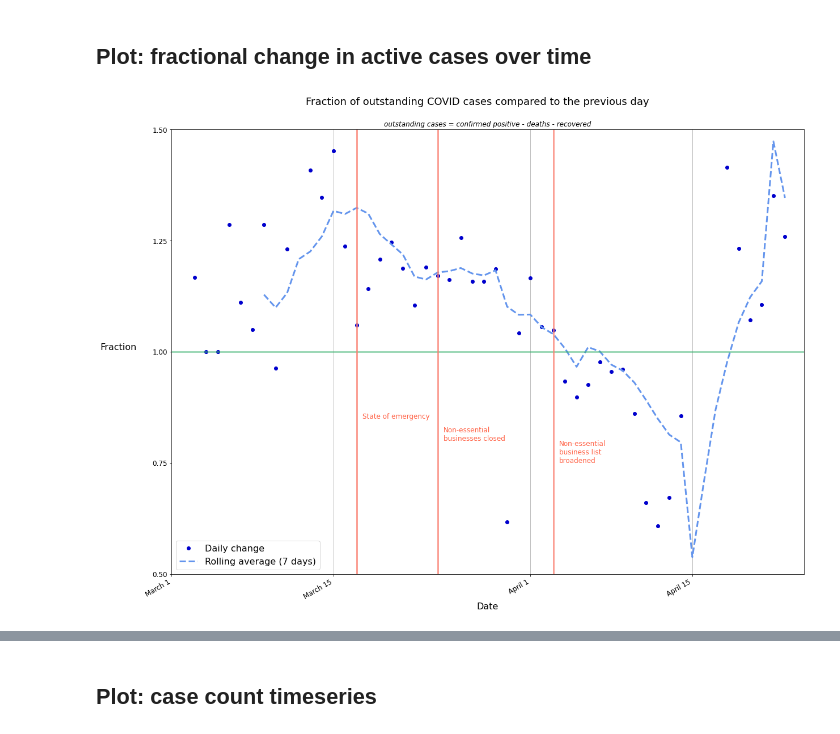
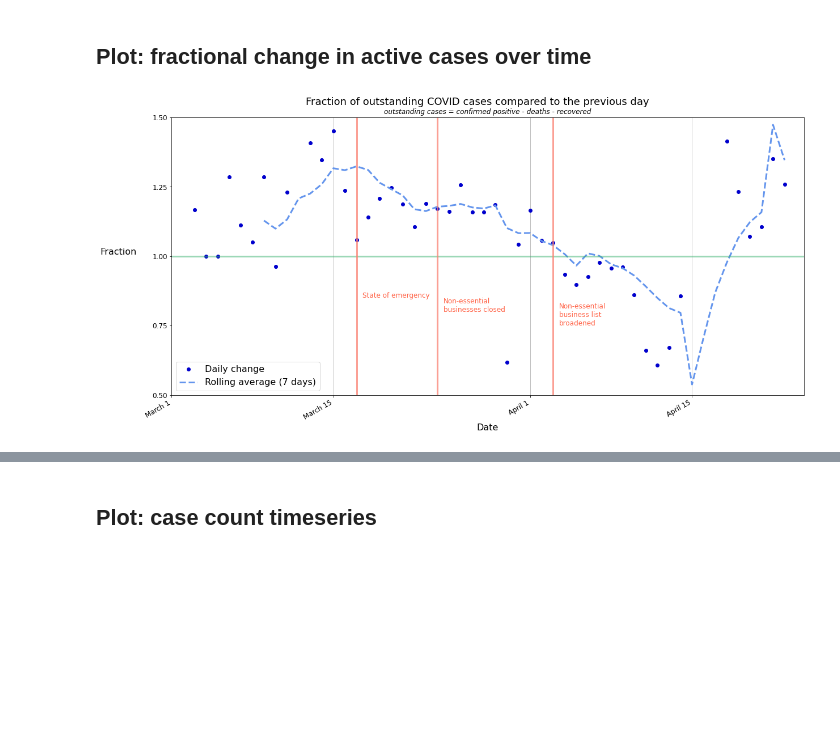
Before and after one commit to rlwelch/covid-ontario, a Jupyter notebook: covid_ontario/covid_ontario_investigation.ipynb, the cells around one changed output, grey strips where cells are left out. Drawn from its saved outputs; the diff is of its cells as text; code cells hidden in the pictures; blank space fills up the shorter version.

Commit message:
Clean up plotting functions, add case timeseries by acquisition type
Add parameters to help customize plots:
  * Figsize
  * Colormap

```diff
--- a/covid_ontario/covid_ontario_investigation.ipynb
+++ b/covid_ontario/covid_ontario_investigation.ipynb
@@ -278,8 +275,7 @@ def plot_fractional_change(time_series, start_date, plot_labels={}, government_i
     ts = ts/ts.shift(1)
     ts_avg = ts.rolling(7).mean()
 
-    fig, ax = plt.subplots()
-    fig.figsize=[20, 16]
+    fig, ax = plt.subplots(figsize=(20, 10))
 
     ax.plot(ts, "o",
             color="mediumblue",
@@ -320,19 +316,20 @@ def plot_fractional_change(time_series, start_date, plot_labels={}, government_i
     ax.xaxis.grid(True, which="major")
 
     fig.autofmt_xdate()
-    plt.show()
+    return fig
 # %%
 # Outstanding cases are confirmed positives that have not ended in: deaths, resolved
 time_series = tests["Confirmed Positive"] - tests["Deaths"] - tests["Resolved"]
 start_date = "2020-03-01"
 plot_labels = {
     "title": "Fraction of outstanding COVID cases compared to the previous day",
     "subtitle": "outstanding cases = confirmed positive - deaths - recovered"
 }
 
-plot_fractional_change(time_series, start_date, plot_labels=plot_labels, government_interventions=GOVERNMENT_INTERVENTIONS)
+fig = plot_fractional_change(time_series, start_date, plot_labels=plot_labels, government_interventions=GOVERNMENT_INTERVENTIONS)
+plt.show()
 # %% [output]
-[figure, old version]
+[figure, new version]
 # %%
 # Outstanding cases are confirmed positives that have not ended in: deaths, resolved
 time_series = tests["Number of patients hospitalized with COVID-19"]
```
Also changed, not shown: parts of 26 cells of this notebook.
